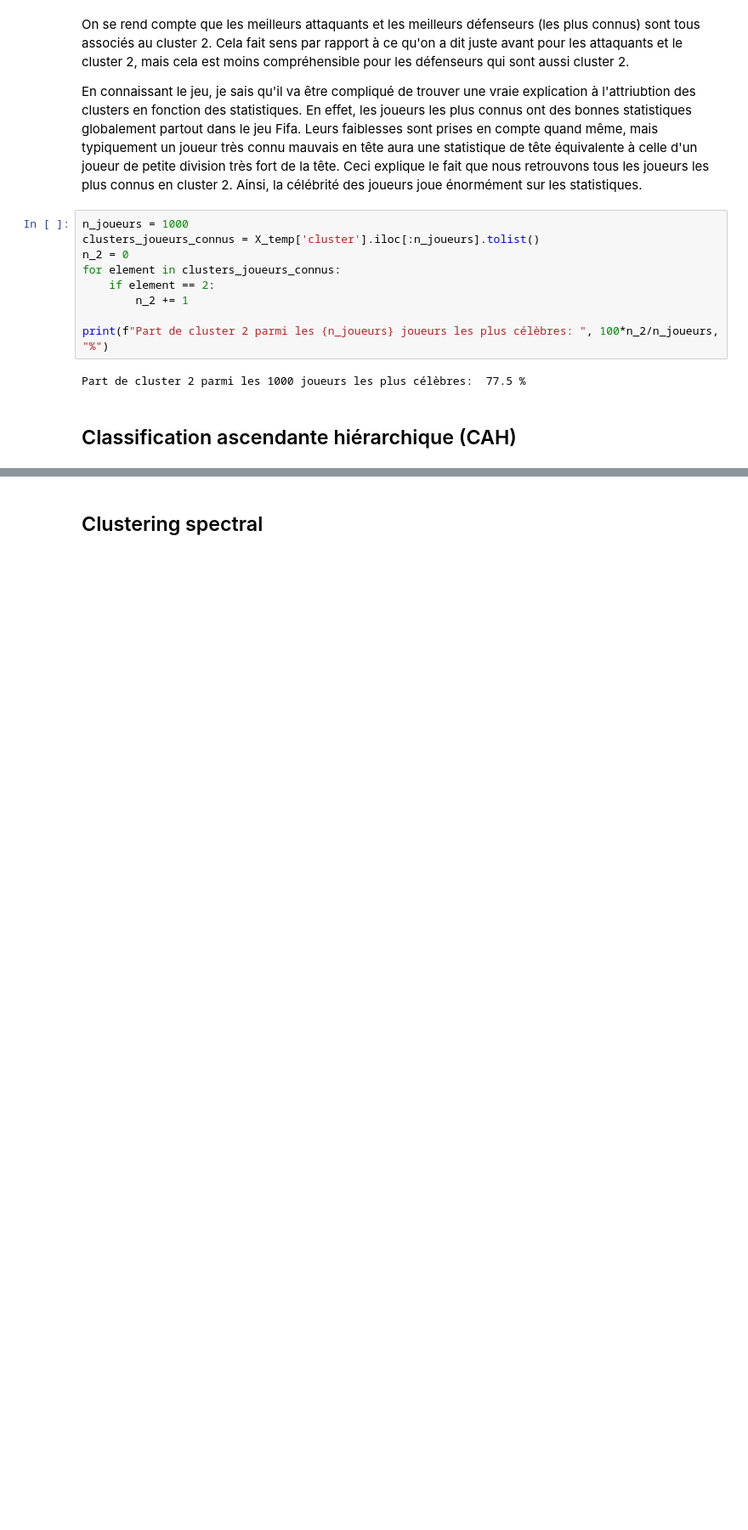
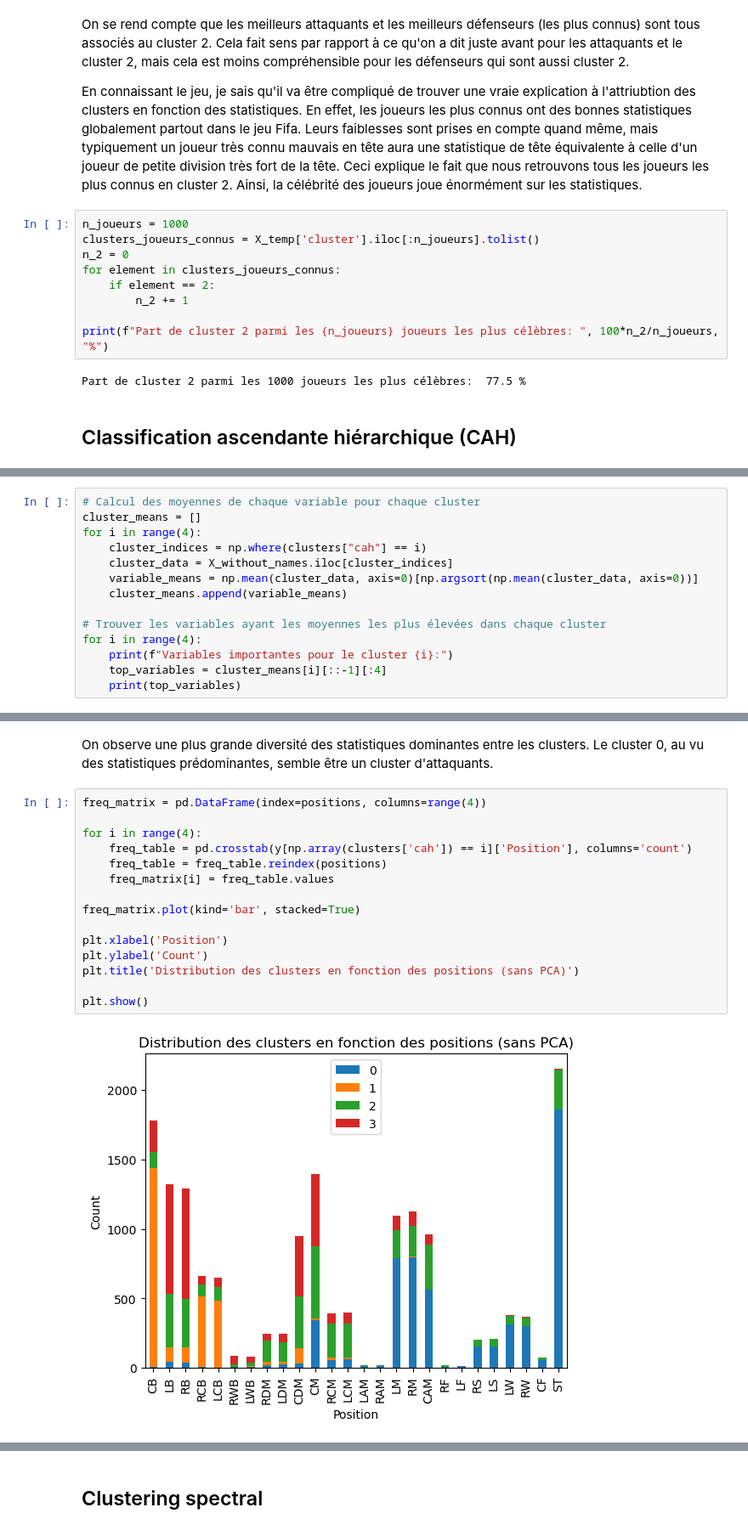
Before and after one commit to lucagortana/game-learning, a Jupyter notebook: fifa_clustering.ipynb, the cells around one changed output, grey strips where cells are left out. Shown at 85% size. Saved outputs shown, nothing was run; the diff lists cells and outputs as text; blank space fills up the shorter version.

```diff
--- a/fifa_clustering.ipynb
+++ b/fifa_clustering.ipynb
@@ -682,0 +676,14 @@ clusters["DBSCAN"] = labels
+# %%
+# Calcul des moyennes de chaque variable pour chaque cluster
+cluster_means = []
+for i in range(4):
+    cluster_indices = np.where(clusters["cah"] == i)
+    cluster_data = X_without_names.iloc[cluster_indices]
+    variable_means = np.mean(cluster_data, axis=0)[np.argsort(np.mean(cluster_data, axis=0))]
+    cluster_means.append(variable_means)
+
+# Trouver les variables ayant les moyennes les plus élevées dans chaque cluster
+for i in range(4):
+    print(f"Variables importantes pour le cluster {i}:")
+    top_variables = cluster_means[i][::-1][:4]
+    print(top_variables)
@@ -682,0 +708,19 @@ clusters["DBSCAN"] = labels
+# %% [markdown]
+On observe une plus grande diversité des statistiques dominantes entre les clusters. Le cluster 0, au vu des statistiques prédominantes, semble être un cluster d'attaquants.
+# %%
+freq_matrix = pd.DataFrame(index=positions, columns=range(4))
+
+for i in range(4):
+    freq_table = pd.crosstab(y[np.array(clusters['cah']) == i]['Position'], columns='count')
+    freq_table = freq_table.reindex(positions)
+    freq_matrix[i] = freq_table.values
+
+freq_matrix.plot(kind='bar', stacked=True)
+
+plt.xlabel('Position')
+plt.ylabel('Count')
+plt.title('Distribution des clusters en fonction des positions (sans PCA)')
+
+plt.show()
+# %% [output]
+[figure, added]
```
Also changed, not shown: parts of 31 cells of this notebook, 1 other file.
